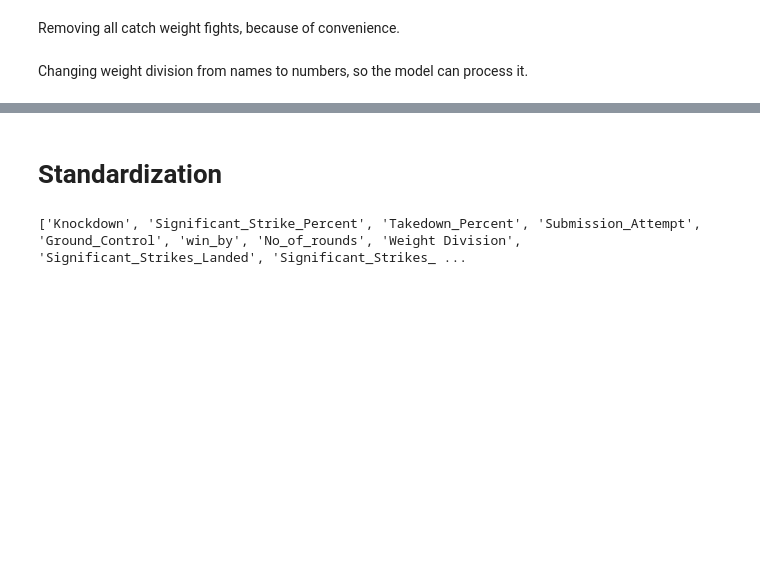
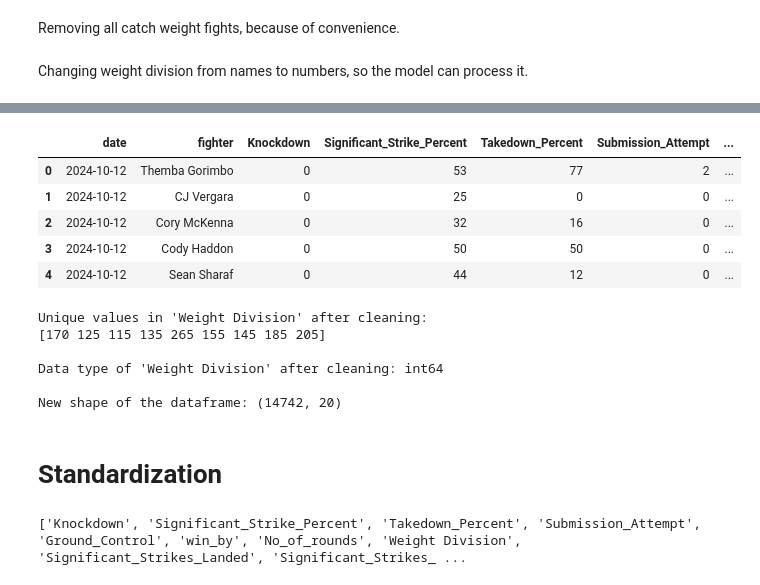
Before and after one commit to Ch3mson/ufc-predictor, a Jupyter notebook: fight_prediction.ipynb, the cells around one changed output, grey strips where cells are left out. Drawn from its saved outputs; the diff is of its cells as text; code cells hidden in the pictures; blank space fills up the shorter version.

```diff
--- a/fight_prediction.ipynb
+++ b/fight_prediction.ipynb
@@ -511,3 +509,44 @@ ufc2= ufc.copy()
+# %%
+ufc.head()
+# %% [output]
+|  | date | fighter | Knockdown | Significant_Strike_Percent | Takedown_Percent | Submission_Attempt | ... |
+| 0 | 2024-10-12 | Themba Gorimbo | 0 | 53 | 77 | 2 | ... |
+| 1 | 2024-10-12 | CJ Vergara | 0 | 25 | 0 | 0 | ... |
+| 2 | 2024-10-12 | Cory McKenna | 0 | 32 | 16 | 0 | ... |
+| 3 | 2024-10-12 | Cody Haddon | 0 | 50 | 50 | 0 | ... |
+| 4 | 2024-10-12 | Sean Sharaf | 0 | 44 | 12 | 0 | ... |
+# %%
+ufc2 = ufc.copy()
+ufc2.head()
+
+# List of values to remove
+values_to_remove = [
+    'Road To    Bantamweight',
+    'Road To    Featherweight',
+    'Road To    Lightweight',
+    'Road to    Flyweight'
+]
+
+# Remove rows with these values
+ufc2 = ufc2[~ufc2['Weight Division'].isin(values_to_remove)]
+
+# Convert 'Weight Division' to numeric
+ufc2['Weight Division'] = pd.to_numeric(ufc2['Weight Division'])
+
+# Verify the changes
+print("Unique values in 'Weight Division' after cleaning:")
+print(ufc2['Weight Division'].unique())
+print("\nData type of 'Weight Division' after cleaning:", ufc2['Weight Division'].dtype)
+
+# Print the new shape of the dataframe
+print("\nNew shape of the dataframe:", ufc2.shape)
+# %% [output]
+Unique values in 'Weight Division' after cleaning:
+[170 125 115 135 265 155 145 185 205]
+
+Data type of 'Weight Division' after cleaning: int64
+
+New shape of the dataframe: (14742, 20)
 # %% [markdown]
 # **Standardization**
 # %%
```
Also changed, not shown: parts of 46 cells of this notebook, 14 other files.
